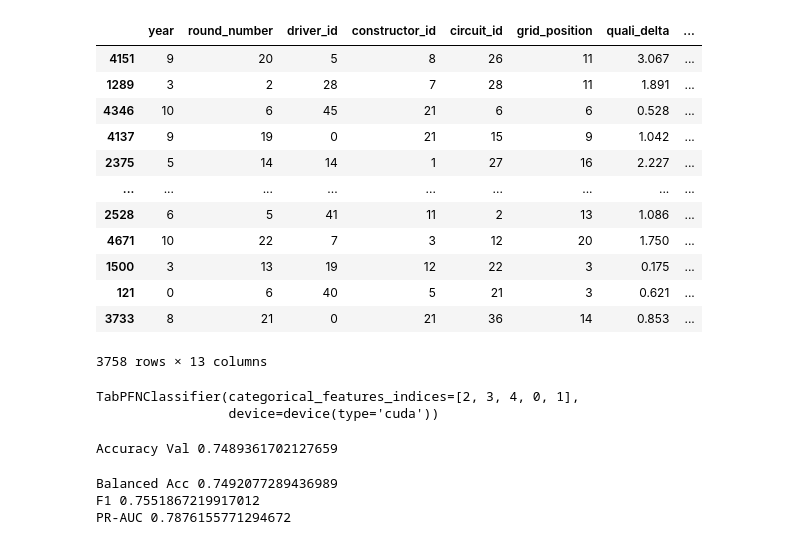
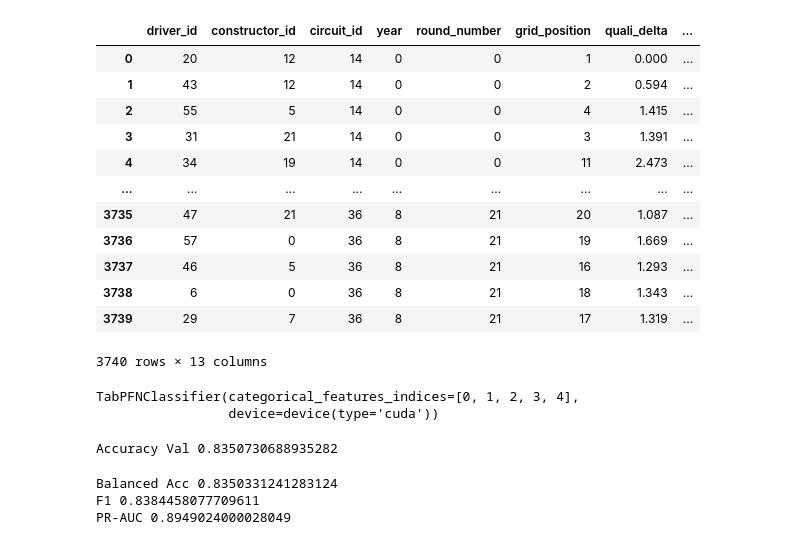
Before and after one commit to mcfiet/dl-project, a Jupyter notebook: scripts/tabpfn.ipynb, the cells around one changed output. Cells and saved outputs as stored; diff of their text form; code cells hidden in the pictures.

Commit message:
feat: run tabpfn with round_number with years split

```diff
--- a/scripts/tabpfn.ipynb
+++ b/scripts/tabpfn.ipynb
@@ -10,60 +10,76 @@ from torch.utils.data import Dataset, DataLoader
 import torch.nn as nn
 import torch.optim as optim
 # %%
-df = pd.read_csv("../data/dataset.csv")
+# df = pd.read_csv("../data/dataset.csv")
+
+train = pd.read_csv("../data/dataset_years_train.csv")
+val = pd.read_csv("../data/dataset_years_val.csv")
+test  = pd.read_csv("../data/dataset_years_test.csv")
 # %%
 CAT_COLS = [
     "driver_id",
     "constructor_id",
     "circuit_id",
     "year",
     "round_number",
 ]
 NUM_COLS = [
-
     "grid_position",
     "quali_delta",
     "quali_tm_delta",
     "season_pts_driver",
     "season_pts_team",
     "last_3_avg",
     "is_street_circuit",
     "is_wet",
 ]
 
 TARGET = 'points_scored'
 
-X = df.drop(columns=[TARGET])
-y = df[TARGET]
+# ### RANDOM SPLIT
+# X = df.drop(columns=[TARGET])
+# y = df[TARGET]
 
-X_train, X_tmp, y_train, y_tmp = train_test_split(X, y, test_size=0.2, random_state=42, stratify=y)
-X_val, X_test, y_val, y_test = train_test_split(X_tmp, y_tmp, test_size=0.5, random_state=42, stratify=y_tmp)
+# X_train, X_tmp, y_train, y_tmp = train_test_split(X, y, test_size=0.2, random_state=42, stratify=y)
+# X_val, X_test, y_val, y_test = train_test_split(X_tmp, y_tmp, test_size=0.5, random_state=42, stratify=y_tmp)
 
-mappings = {}
+# mappings = {}
+# for col in CAT_COLS:
+#     cats = X_train[col].astype("category").cat.categories
+#     mapping = {v: i for i, v in enumerate(cats)}
+#     mappings[col] = mapping
+
+#     X_train[col] = X_train[col].map(mapping).astype("int64")
+#     X_val[col] = X_val[col].map(mapping).fillna(-1).astype("int64")
+#     X_test[col] = X_test[col].map(mapping).fillna(-1).astype("int64")
+
+### YEAR SPLIT
 for col in CAT_COLS:
-    cats = X_train[col].astype("category").cat.categories
-    mapping = {v: i for i, v in enumerate(cats)}
-    mappings[col] = mapping
+    all_vals = pd.concat([train[col], val[col], test[col]], axis=0)
+    codes = all_vals.astype("category").cat.categories
+    mapping = {v: i for i, v in enumerate(codes)}
+    for df in (train, val, test):
+        df[col] = df[col].map(mapping).astype("int64")
 
-    X_train[col] = X_train[col].map(mapping).astype("int64")
-    X_val[col] = X_val[col].map(mapping).fillna(-1).astype("int64")
-    X_test[col] = X_test[col].map(mapping).fillna(-1).astype("int64")
+X_train, y_train = train[CAT_COLS + NUM_COLS], train[TARGET]
+X_val, y_val = val[CAT_COLS + NUM_COLS], val[TARGET]
+X_test, y_test = test[CAT_COLS + NUM_COLS], test[TARGET]
 
 X_train
 # %% [output]
-|  | year | round_number | driver_id | constructor_id | circuit_id | grid_position | quali_delta | ... |
-| 4151 | 9 | 20 | 5 | 8 | 26 | 11 | 3.067 | ... |
-| 1289 | 3 | 2 | 28 | 7 | 28 | 11 | 1.891 | ... |
-| 4346 | 10 | 6 | 45 | 21 | 6 | 6 | 0.528 | ... |
-| 4137 | 9 | 19 | 0 | 21 | 15 | 9 | 1.042 | ... |
-| 2375 | 5 | 14 | 14 | 1 | 27 | 16 | 2.227 | ... |
+|  | driver_id | constructor_id | circuit_id | year | round_number | grid_position | quali_delta | ... |
+| 0 | 20 | 12 | 14 | 0 | 0 | 1 | 0.000 | ... |
+| 1 | 43 | 12 | 14 | 0 | 0 | 2 | 0.594 | ... |
+| 2 | 55 | 5 | 14 | 0 | 0 | 4 | 1.415 | ... |
+| 3 | 31 | 21 | 14 | 0 | 0 | 3 | 1.391 | ... |
+| 4 | 34 | 19 | 14 | 0 | 0 | 11 | 2.473 | ... |
 | ... | ... | ... | ... | ... | ... | ... | ... | ... |
-| 2528 | 6 | 5 | 41 | 11 | 2 | 13 | 1.086 | ... |
-| 4671 | 10 | 22 | 7 | 3 | 12 | 20 | 1.750 | ... |
-| 1500 | 3 | 13 | 19 | 12 | 22 | 3 | 0.175 | ... |
-| 121 | 0 | 6 | 40 | 5 | 21 | 3 | 0.621 | ... |
-| 3733 | 8 | 21 | 0 | 21 | 36 | 14 | 0.853 | ... |
+| 3735 | 47 | 21 | 36 | 8 | 21 | 20 | 1.087 | ... |
+| 3736 | 57 | 0 | 36 | 8 | 21 | 19 | 1.669 | ... |
+| 3737 | 46 | 5 | 36 | 8 | 21 | 16 | 1.293 | ... |
+| 3738 | 6 | 0 | 36 | 8 | 21 | 18 | 1.343 | ... |
+| 3739 | 29 | 7 | 36 | 8 | 21 | 17 | 1.319 | ... |
-3758 rows × 13 columns
+3740 rows × 13 columns
 # %%
 cat_idx = [X_train.columns.get_loc(c) for c in CAT_COLS]
 # %%
@@ -71,13 +87,13 @@ device = torch.device("cuda" if torch.cuda.is_available() else "cpu")
 clf = TabPFNClassifier(device=device, categorical_features_indices=cat_idx)
 clf.fit(X_train, y_train)
 # %% [output]
-TabPFNClassifier(categorical_features_indices=[2, 3, 4, 0, 1],
+TabPFNClassifier(categorical_features_indices=[0, 1, 2, 3, 4],
                  device=device(type='cuda'))
 # %%
 predictions = clf.predict(X_val)
 print("Accuracy Val", accuracy_score(y_val, predictions))
 # %% [output]
-Accuracy Val 0.7489361702127659
+Accuracy Val 0.8350730688935282
 # %%
 from sklearn.metrics import balanced_accuracy_score, f1_score, average_precision_score
 
@@ -88,6 +104,6 @@ print("Balanced Acc", balanced_accuracy_score(y_val, val_preds))
 print("F1", f1_score(y_val, val_preds))
 print("PR-AUC", average_precision_score(y_val, val_proba))
 # %% [output]
-Balanced Acc 0.7492077289436989
-F1 0.7551867219917012
-PR-AUC 0.7876155771294672
+Balanced Acc 0.8350331241283124
+F1 0.8384458077709611
+PR-AUC 0.8949024000028049
```
